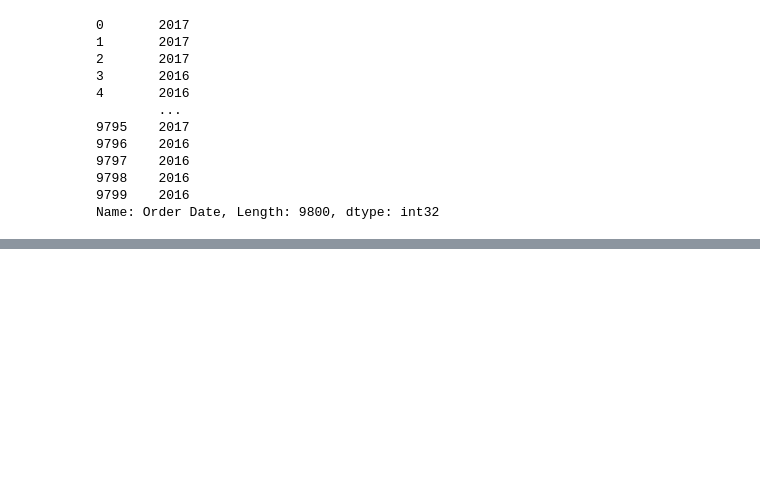
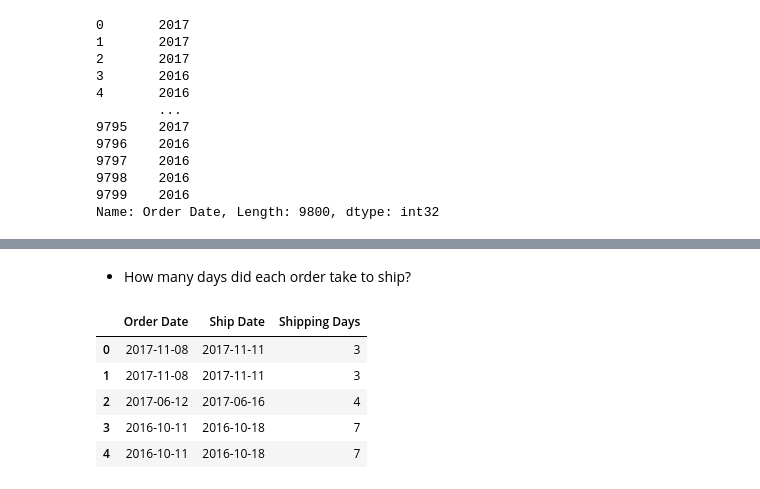
Before and after one commit to DeepanshuSharma1286/Pandas-Practice, a Jupyter notebook: notebooks/Day_02_Selection_Filtering.ipynb, the cells around one changed output, grey strips where cells are left out. Saved outputs shown, nothing was run; the diff lists cells and outputs as text; code cells hidden in the pictures; blank space fills up the shorter version.

```diff
--- a/notebooks/Day_02_Selection_Filtering.ipynb
+++ b/notebooks/Day_02_Selection_Filtering.ipynb
@@ -1037,0 +1089,15 @@ Name: Order Date, Length: 9800, dtype: int32
+# %% [markdown]
+* How many days did each order take to ship?
+# %%
+df["Shipping Days"]= (
+    df["Ship Date"]-df["Order Date"]       # Use: Calculates the difference between two dates.
+).dt.days
+
+df[["Order Date","Ship Date","Shipping Days"]].head()
+# %% [output]
+|  | Order Date | Ship Date | Shipping Days |
+| 0 | 2017-11-08 | 2017-11-11 | 3 |
+| 1 | 2017-11-08 | 2017-11-11 | 3 |
+| 2 | 2017-06-12 | 2017-06-16 | 4 |
+| 3 | 2016-10-11 | 2016-10-18 | 7 |
+| 4 | 2016-10-11 | 2016-10-18 | 7 |
```
Also changed, not shown: parts of 11 cells of this notebook.
